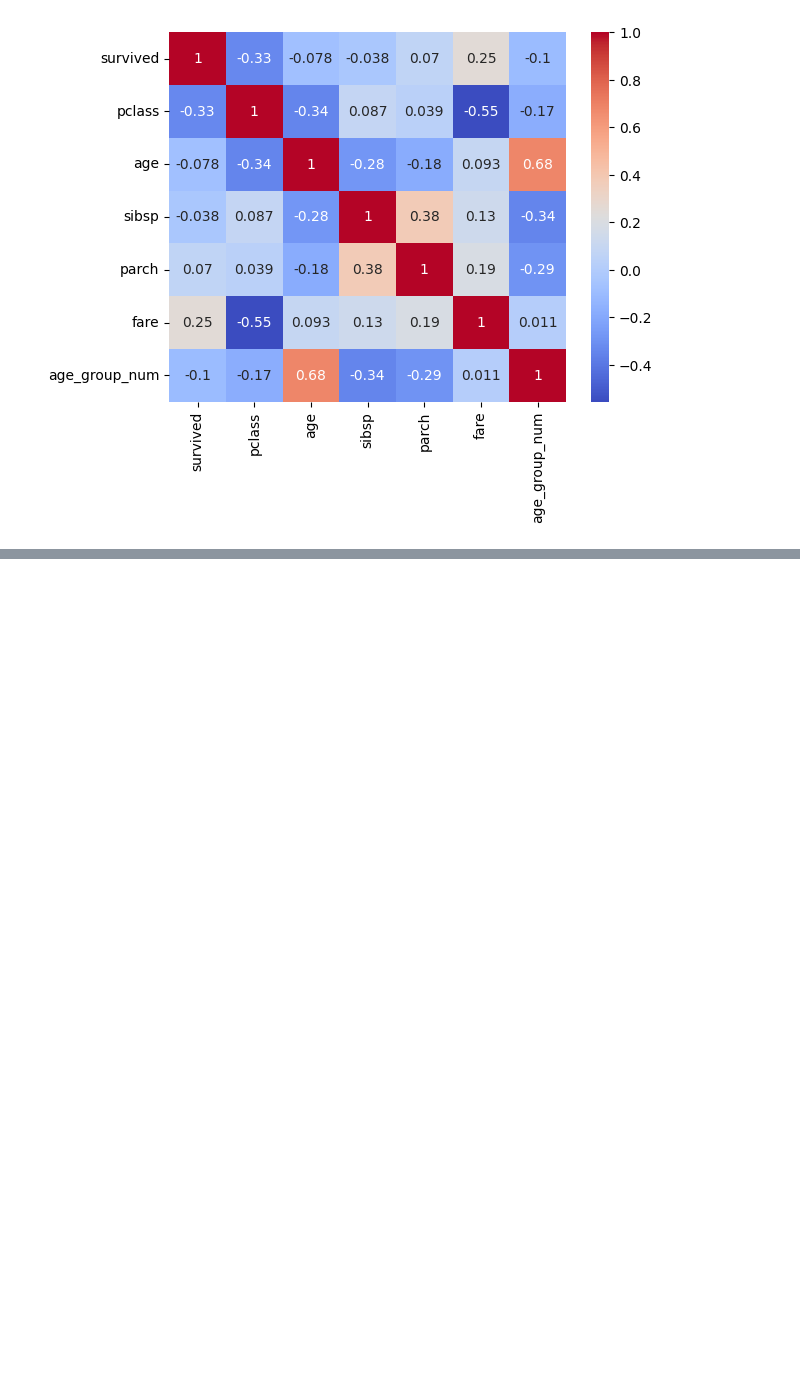
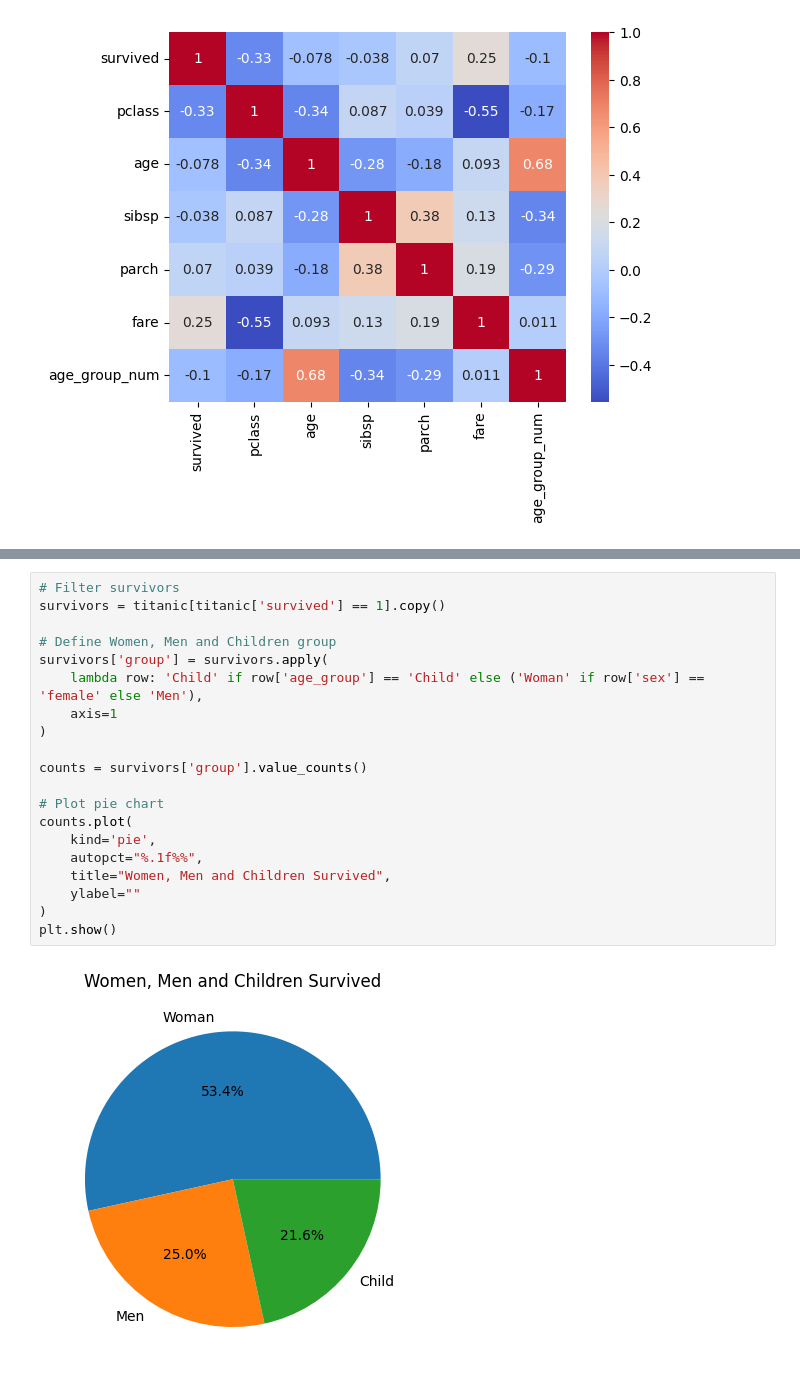
Before and after one commit to simplesteps-guide/pandas-basics, a Jupyter notebook: jupyter-notebooks/ZZ-Example-Clean-Titanic.ipynb, the cells around one changed output, grey strips where cells are left out. Drawn from its saved outputs; the diff is of its cells as text; blank space fills up the shorter version.

```diff
--- a/jupyter-notebooks/ZZ-Example-Clean-Titanic.ipynb
+++ b/jupyter-notebooks/ZZ-Example-Clean-Titanic.ipynb
@@ -191,0 +214,22 @@ Heatmap above shows correlation between suvived and class and suvived and fare.
+# %%
+# Filter survivors
+survivors = titanic[titanic['survived'] == 1].copy()
+
+# Define Women, Men and Children group
+survivors['group'] = survivors.apply(
+    lambda row: 'Child' if row['age_group'] == 'Child' else ('Woman' if row['sex'] == 'female' else 'Men'),
+    axis=1
+)
+
+counts = survivors['group'].value_counts()
+
+# Plot pie chart
+counts.plot(
+    kind='pie',
+    autopct="%.1f%%",
+    title="Women, Men and Children Survived",
+    ylabel=""
+)
+plt.show()
+# %% [output]
+[figure, added]
```
Also changed, not shown: parts of 4 cells of this notebook.
